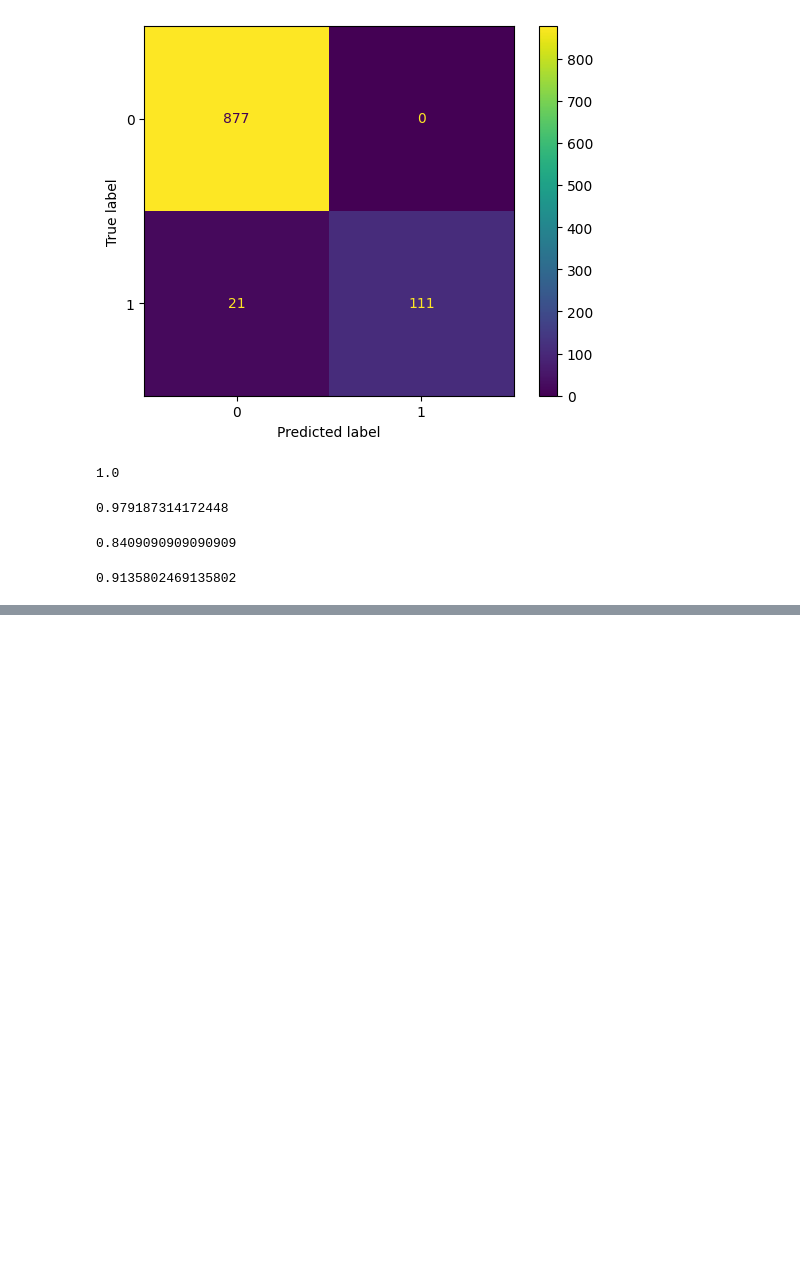
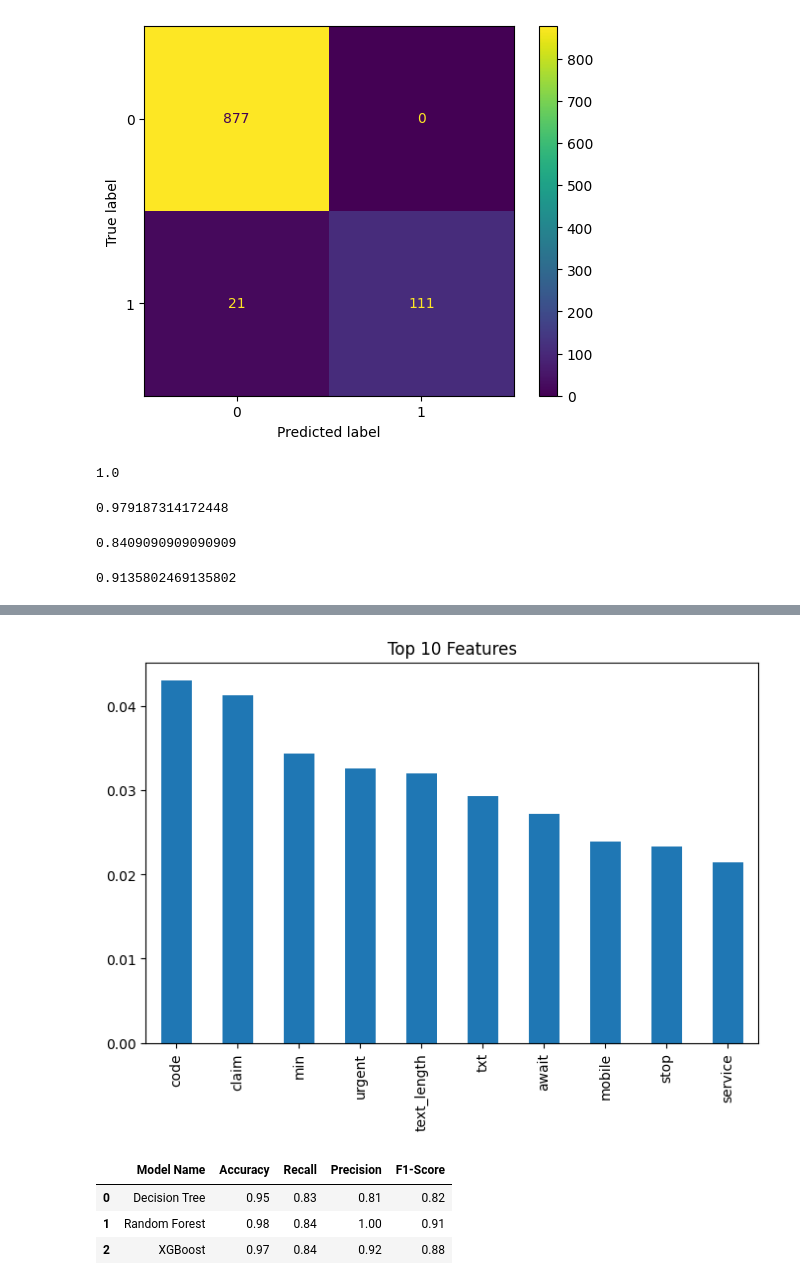
Before and after one commit to shaq31415926/intro-to-ml, a Jupyter notebook: 07Lecture/notebooks/01-sh-spam-detection-model.ipynb, the cells around one changed output, grey strips where cells are left out. Cells and saved outputs as stored; diff of their text form; code cells hidden in the pictures; blank space fills up the shorter version.

```diff
--- a/07Lecture/notebooks/01-sh-spam-detection-model.ipynb
+++ b/07Lecture/notebooks/01-sh-spam-detection-model.ipynb
@@ -223,0 +263,33 @@ f1_score(y_test, y_pred_rf)
+# %%
+feature_importance_plot(clf_xgb, X_train, n = 10)
+# %% [output]
+[figure, added]
+# %%
+# This code is just for demonstration, and to compare the metrics of the models
+
+pd.DataFrame({"Model Name": ['Decision Tree', 'Random Forest', 'XGBoost'],
+              "Accuracy": [
+                           round(accuracy_score(y_test, y_pred_dt), 2),
+                           round(accuracy_score(y_test, y_pred_rf), 2),
+                           round(accuracy_score(y_test, y_pred_xgb), 2)
+                          ],
+              "Recall": [
+                        round(recall_score(y_test, y_pred_dt), 2),
+                        round(recall_score(y_test, y_pred_rf), 2),
+                        round(recall_score(y_test, y_pred_xgb), 2)],
+              "Precision": [
+                           round(precision_score(y_test, y_pred_dt), 2),
+                           round(precision_score(y_test, y_pred_rf), 2),
+                           round(precision_score(y_test, y_pred_xgb), 2)],
+              "F1-Score": [
+                           round(f1_score(y_test, y_pred_dt), 2),
+                           round(f1_score(y_test, y_pred_rf), 2),
+                           round(f1_score(y_test, y_pred_xgb), 2)],
+             })
+
+# Question - which Model has a highest accuracy, recall, precision and f1-score?
+# %% [output]
+|  | Model Name | Accuracy | Recall | Precision | F1-Score |
+| 0 | Decision Tree | 0.95 | 0.83 | 0.81 | 0.82 |
+| 1 | Random Forest | 0.98 | 0.84 | 1.00 | 0.91 |
+| 2 | XGBoost | 0.97 | 0.84 | 0.92 | 0.88 |
```
Also changed, not shown: parts of 6 cells of this notebook.
